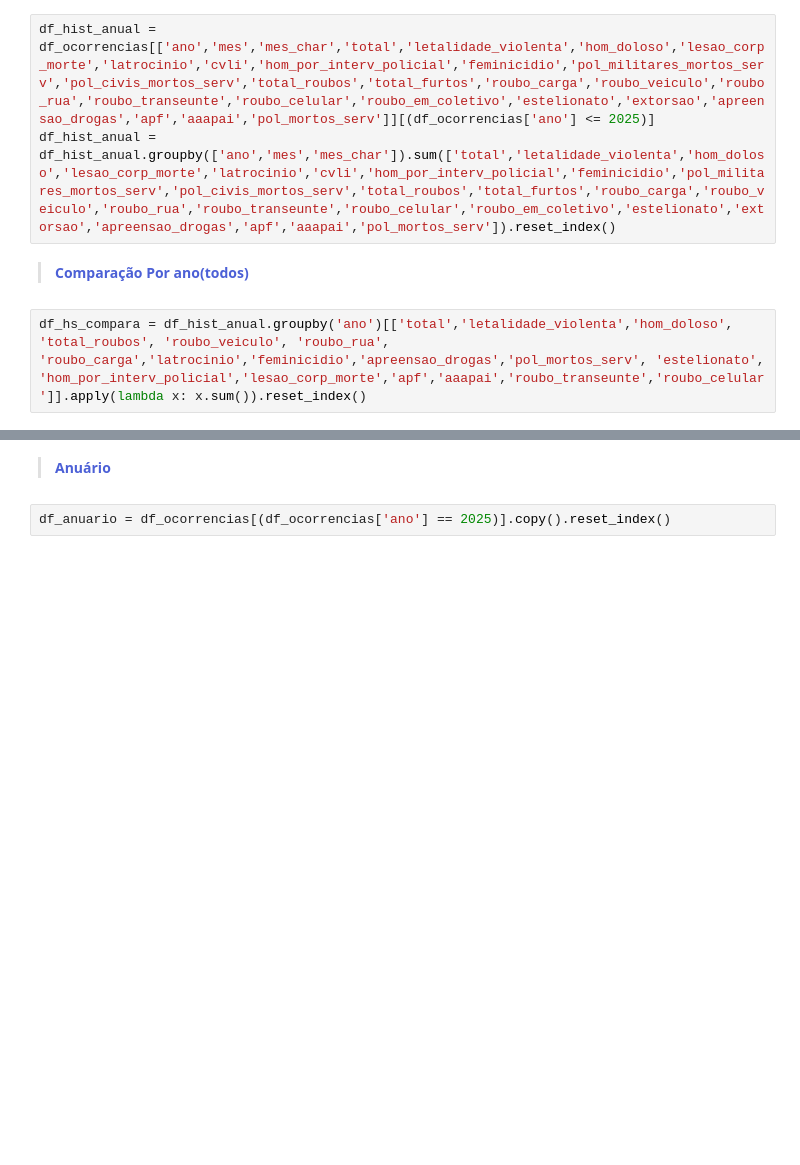
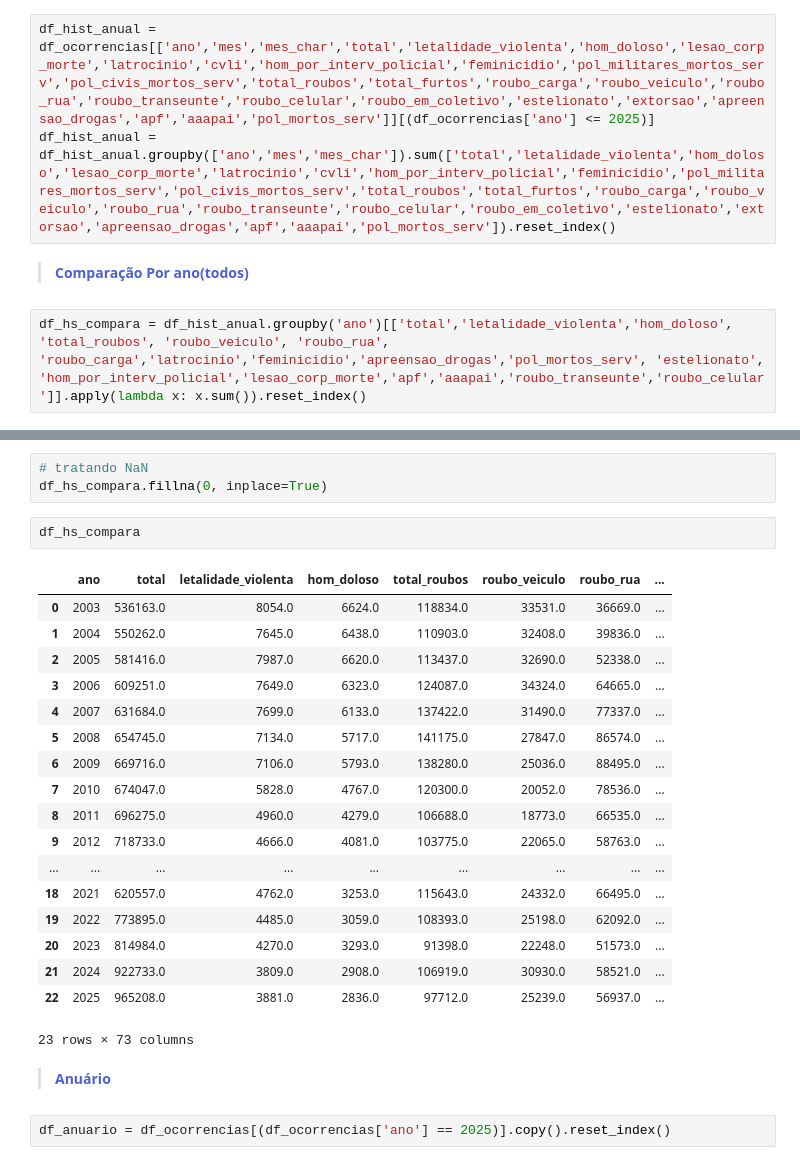
Before and after one commit to gabrielmprata/seguranca_publica_pwrbi, a Jupyter notebook: PREP_anuario_seguranca_publica_pwr_bi.ipynb, the cells around one changed output, grey strips where cells are left out. Cells and saved outputs as stored; diff of their text form; blank space fills up the shorter version.

```diff
--- a/PREP_anuario_seguranca_publica_pwr_bi.ipynb
+++ b/PREP_anuario_seguranca_publica_pwr_bi.ipynb
@@ -711,3 +722,27 @@ df_hs_compara['apreensao_drogas'] = (df_hs_compara['apreensao_drogas']/1000).rou
+# %%
+# tratando NaN
+df_hs_compara.fillna(0, inplace=True)
+# %%
+df_hs_compara
+# %% [output]
+|  | ano | total | letalidade_violenta | hom_doloso | total_roubos | roubo_veiculo | roubo_rua | ... |
+| 0 | 2003 | 536163.0 | 8054.0 | 6624.0 | 118834.0 | 33531.0 | 36669.0 | ... |
+| 1 | 2004 | 550262.0 | 7645.0 | 6438.0 | 110903.0 | 32408.0 | 39836.0 | ... |
+| 2 | 2005 | 581416.0 | 7987.0 | 6620.0 | 113437.0 | 32690.0 | 52338.0 | ... |
+| 3 | 2006 | 609251.0 | 7649.0 | 6323.0 | 124087.0 | 34324.0 | 64665.0 | ... |
+| 4 | 2007 | 631684.0 | 7699.0 | 6133.0 | 137422.0 | 31490.0 | 77337.0 | ... |
+| 5 | 2008 | 654745.0 | 7134.0 | 5717.0 | 141175.0 | 27847.0 | 86574.0 | ... |
+| 6 | 2009 | 669716.0 | 7106.0 | 5793.0 | 138280.0 | 25036.0 | 88495.0 | ... |
+| 7 | 2010 | 674047.0 | 5828.0 | 4767.0 | 120300.0 | 20052.0 | 78536.0 | ... |
+| 8 | 2011 | 696275.0 | 4960.0 | 4279.0 | 106688.0 | 18773.0 | 66535.0 | ... |
+| 9 | 2012 | 718733.0 | 4666.0 | 4081.0 | 103775.0 | 22065.0 | 58763.0 | ... |
+| ... | ... | ... | ... | ... | ... | ... | ... | ... |
+| 18 | 2021 | 620557.0 | 4762.0 | 3253.0 | 115643.0 | 24332.0 | 66495.0 | ... |
+| 19 | 2022 | 773895.0 | 4485.0 | 3059.0 | 108393.0 | 25198.0 | 62092.0 | ... |
+| 20 | 2023 | 814984.0 | 4270.0 | 3293.0 | 91398.0 | 22248.0 | 51573.0 | ... |
+| 21 | 2024 | 922733.0 | 3809.0 | 2908.0 | 106919.0 | 30930.0 | 58521.0 | ... |
+| 22 | 2025 | 965208.0 | 3881.0 | 2836.0 | 97712.0 | 25239.0 | 56937.0 | ... |
+23 rows × 73 columns
 # %% [markdown]
 ><font color=#4c60d6>**Anuário**
 # %%
```
Also changed, not shown: parts of 2 cells of this notebook.
